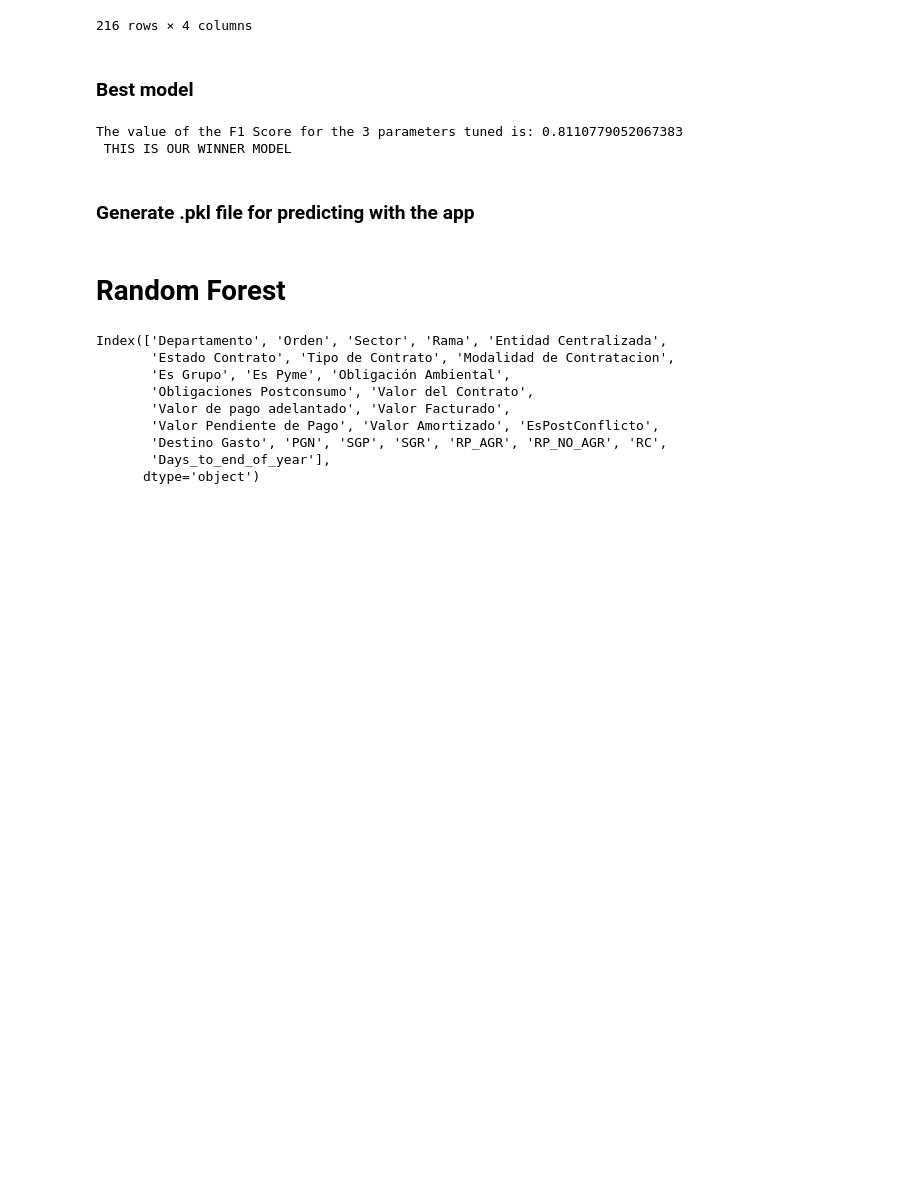
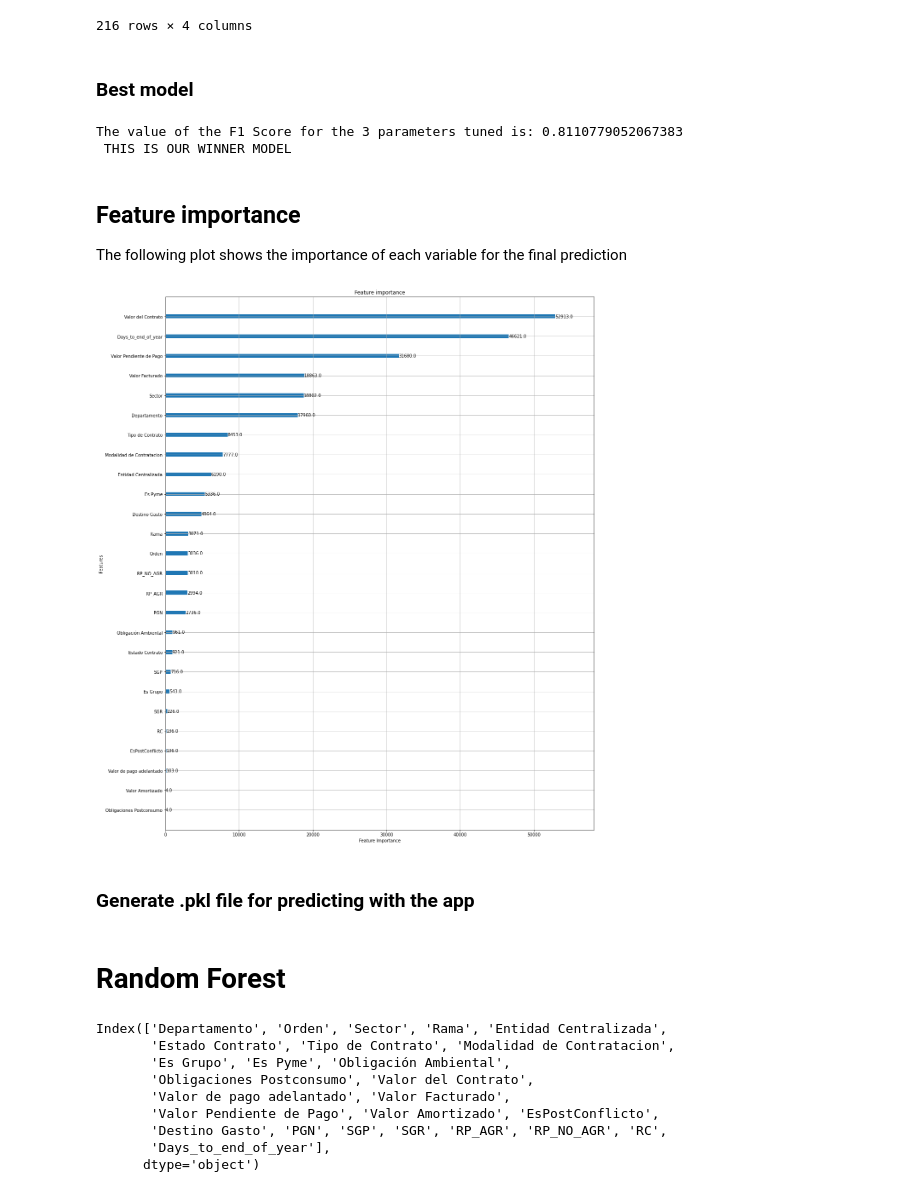
Before and after one commit to lumariaap15/secop-ds4a, a Jupyter notebook: models.ipynb, the cells around one changed output. Drawn from its saved outputs; the diff is of its cells as text; code cells hidden in the pictures; blank space fills up the shorter version.

Commit message:
feature importance

```diff
--- a/models.ipynb
+++ b/models.ipynb
@@ -223,6 +224,17 @@ print(' THIS IS OUR WINNER MODEL ')
 # %% [output]
 The value of the F1 Score for the 3 parameters tuned is: 0.8110779052067383
  THIS IS OUR WINNER MODEL
+# %% [markdown]
+## Feature importance
+
+The following plot shows the importance of each variable for the final prediction
+# %%
+plot_importance(clf)
+plt.rcParams["figure.figsize"] = [18,23]
+plt.xlabel('Feature Importance')
+plt.show()
+# %% [output]
+[figure, added]
 # %% [markdown]
 ### Generate .pkl file for predicting with the app
 # %%
```
Also changed, not shown: parts of 1 cell of this notebook.
